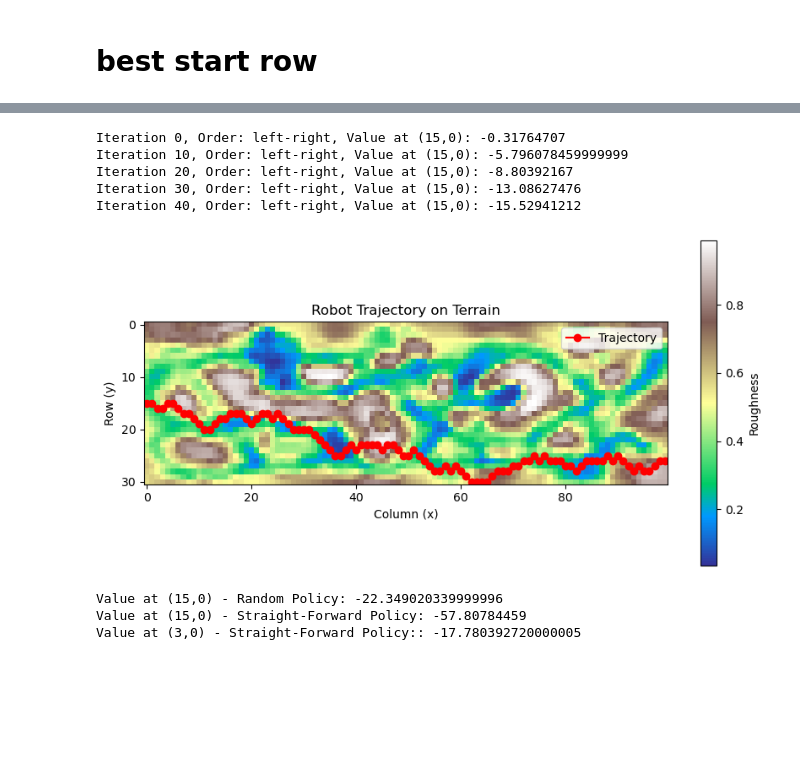
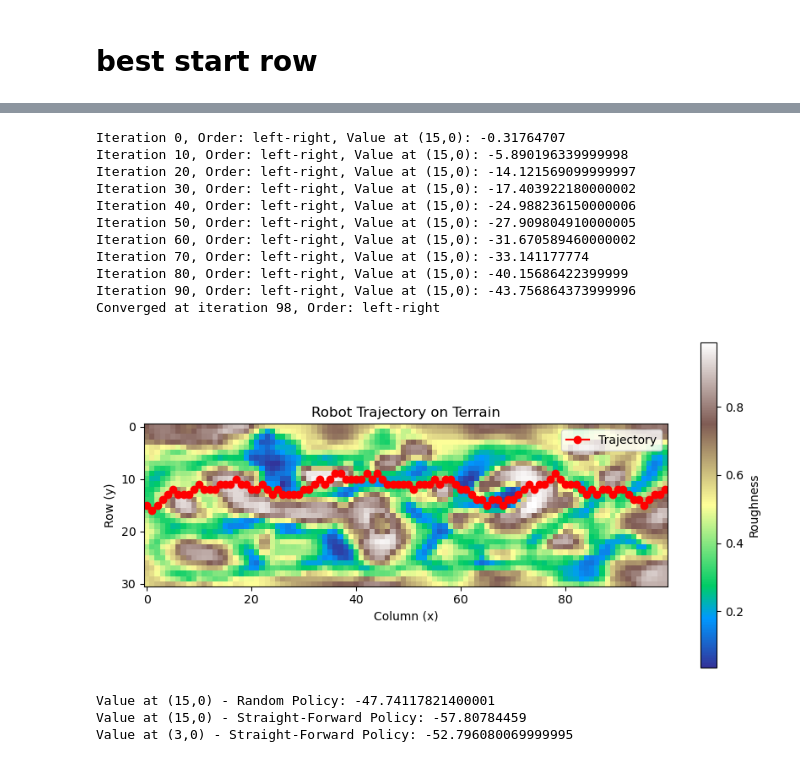
Before and after one commit to LH01t/inf266_problem_set_2, a Jupyter notebook: test.ipynb, the cells around one changed output, grey strips where cells are left out. Cells and saved outputs as stored; diff of their text form; code cells hidden in the pictures; blank space fills up the shorter version.

```diff
--- a/test.ipynb
+++ b/test.ipynb
@@ -12,29 +8,41 @@ Policy evaluation converged after 1 iterations.
 # %%
-def policy_evaluation1(env, policy, theta=1e-6, gamma=1.0):
+def policy_evaluation(env, policy, theta=1e-6, gamma=1.0, order="left-right", max_iters=150):
     """
-    Evaluates a policy π by iterating until convergence.
+    Evaluates a policy with different state ordering, ensuring at least 'min_iters' iterations.
 
     Args:
-    env -- Mountain environment instance
-    policy -- Dictionary mapping states to actions
-    theta -- Convergence threshold
-    gamma -- Discount factor (default: 1 for undiscounted rewards)
+        env -- Mountain environment
+        policy -- Dictionary mapping states to actions
+        theta -- Convergence threshold
+        gamma -- Discount factor
+        order -- "left-right" or "right-left"
+        max_iters -- Maximum iterations for evaluation
+    Returns:
+        V -- Dictionary of state values
+        V_matrix -- Matrix representation of state values
+    """
+    V = { (i, j): 0 for i in range(31) for j in range(100) }
+    states = sorted(V.keys(), key=lambda x: x[1]) if order == "left-right" else sorted(V.keys(), key=lambda x: -x[1])
 
-    Returns:
-    V -- Dictionary of state values
-    """
-    V = { (i, j): 0 for i in range(31) for j in range(100) }  # Initialize V(s) = 0
-
-    while True:
+    for iteration in range(max_iters):
         delta = 0
-        for state in V:
+        for state in states:
             action = policy[state]
             next_state, reward = env.next_state(state, action), env.get_reward(state, action)
             new_value = reward + gamma * V[next_state]
             delta = max(delta, abs(new_value - V[state]))
             V[state] = new_value
 
+        # Force at least 'min_iters' iterations before checking convergence
         if delta < theta:
-            break  # Stop when changes are small (converged)
+            print(f"Converged at iteration {iteration}, Order: {order}")
+            break
 
-    return V
+        print(f"Iteration {iteration}, Order: {order}, Value at (15,0): {V[(15,0)]}")
+
+    # Convert V to matrix representation
+    V_matrix = np.zeros((31, 100))
+    for (i, j), value in V.items():
+        V_matrix[i, j] = value
+
+    return V, V_matrix
@@ -293,24 +278,30 @@ Best row: 6, Value: -17.192157525
 # %%
 #Random policy
 policy = { (i, j): np.random.choice(env.actions) for i in range(31) for j in range(100) }
 env = Mountain_one()
 #Check the policy evaluation
-v_pi_rnd = policy_evaluation2(env, policy, order="left-right")
+v_pi_rnd, _ = policy_evaluation(env, policy, order="left-right")
 #plot the trajectory
 plot_trajectory(env, policy, (15, 0))  # Start from (15,0)
 # %% [output]
 Iteration 0, Order: left-right, Value at (15,0): -0.31764707
-Iteration 10, Order: left-right, Value at (15,0): -5.796078459999999
-Iteration 20, Order: left-right, Value at (15,0): -8.80392167
-Iteration 30, Order: left-right, Value at (15,0): -13.08627476
-Iteration 40, Order: left-right, Value at (15,0): -15.52941212
+Iteration 10, Order: left-right, Value at (15,0): -5.890196339999998
+Iteration 20, Order: left-right, Value at (15,0): -14.121569099999997
+Iteration 30, Order: left-right, Value at (15,0): -17.403922180000002
+Iteration 40, Order: left-right, Value at (15,0): -24.988236150000006
+Iteration 50, Order: left-right, Value at (15,0): -27.909804910000005
+Iteration 60, Order: left-right, Value at (15,0): -31.670589460000002
+Iteration 70, Order: left-right, Value at (15,0): -33.141177774
+Iteration 80, Order: left-right, Value at (15,0): -40.15686422399999
+Iteration 90, Order: left-right, Value at (15,0): -43.756864373999996
+Converged at iteration 98, Order: left-right
-[figure, old version]
+[figure, new version]
 # %%
 #v_pi_rnd (15,0) V_pi_str (15,0) ,(3,0)
 print(f"Value at (15,0) - Random Policy: {v_pi_rnd[(15,0)]}")
 print(f"Value at (15,0) - Straight-Forward Policy: {V_pi_str[(15,0)]}")
-print(f"Value at (3,0) - Straight-Forward Policy:: {v_pi_rnd[(3,0)]}")
+print(f"Value at (3,0) - Straight-Forward Policy: {V_pi_str[(3,0)]}")
 # %% [output]
-Value at (15,0) - Random Policy: -22.349020339999996
+Value at (15,0) - Random Policy: -47.74117821400001
 Value at (15,0) - Straight-Forward Policy: -57.80784459
-Value at (3,0) - Straight-Forward Policy:: -17.780392720000005
+Value at (3,0) - Straight-Forward Policy: -52.796080069999995
```
Also changed, not shown: parts of 13 cells of this notebook, 1 other file.
